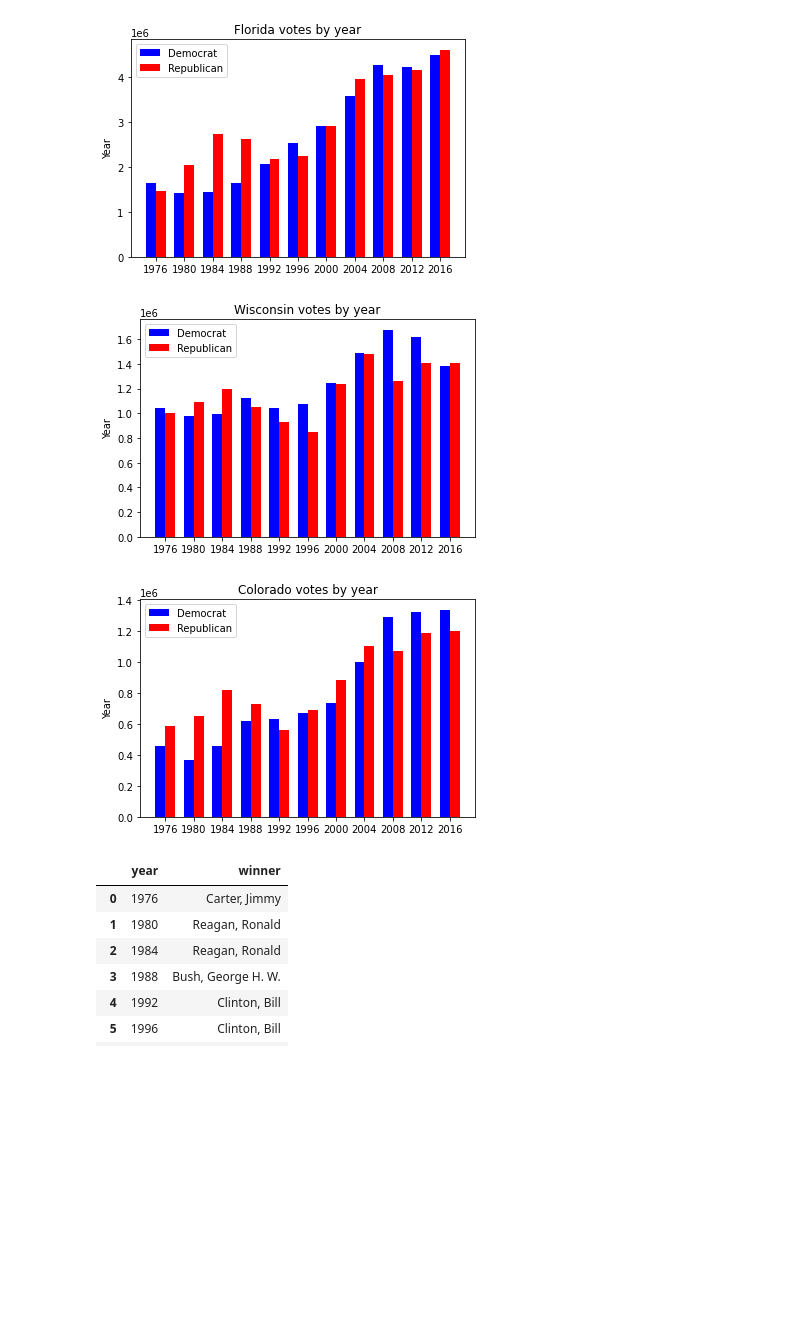
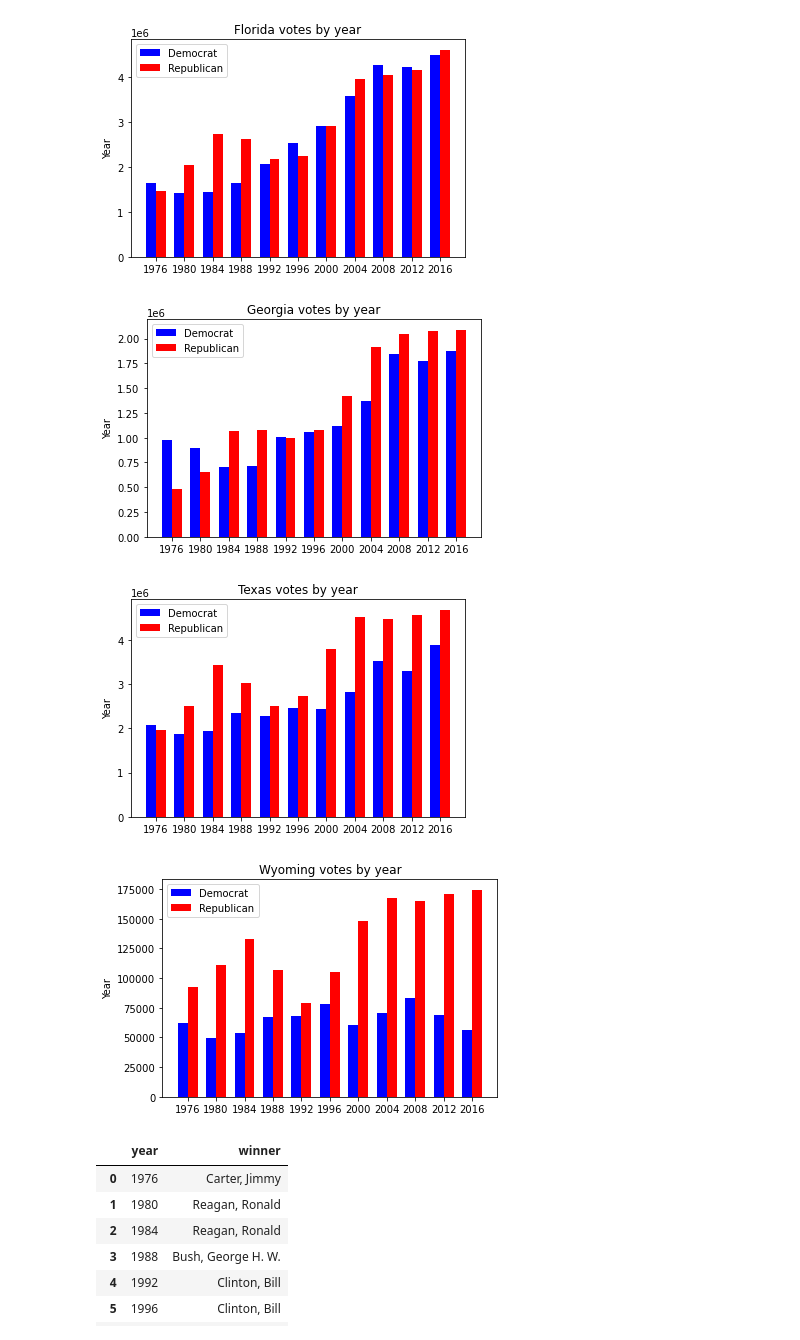
Before and after one commit to Gabby19231/Project-1, a Jupyter notebook: states.ipynb, the cells around one changed output. Saved outputs shown, nothing was run; the diff lists cells and outputs as text; code cells hidden in the pictures; blank space fills up the shorter version.

```diff
--- a/states.ipynb
+++ b/states.ipynb
@@ -27,12 +36,12 @@ states_DR.head()
 # %%
 N = 11
-AlabamaDF = states_DR.loc[(states_DR['state'] == 'Alabama')]
-labels = AlabamaDF['year']
+ohioDF = states_DR.loc[(states_DR['state'] == 'Ohio')]
+labels = ohioDF['year']
 x = np.arange(len(labels))  # the label locations
 width = 0.35  # the width of the bars
-democratDF = AlabamaDF.loc[AlabamaDF['party'] == 'democrat']
+democratDF = ohioDF.loc[ohioDF['party'] == 'democrat']
 democrat_votes = democratDF['candidatevotes']
-republicanDF = AlabamaDF.loc[AlabamaDF['party'] == 'republican']
+republicanDF = ohioDF.loc[ohioDF['party'] == 'republican']
 republican_votes = republicanDF['candidatevotes']
 
 ind = np.arange(N)
@@ -41,20 +50,20 @@ plt.bar(ind, democrat_votes, width, label='Democrat', color='blue')
 plt.bar(ind + width, republican_votes, width, label='Republican', color='red')
 
 plt.ylabel('Year')
-plt.title('Alabama votes by year')
+plt.title('Ohio votes by year')
 
 plt.xticks(ind + width / 2, ('1976', '1980', '1984', '1988', '1992', '1996', '2000', '2004', '2008', '2012', '2016'))
 plt.legend(loc='best')
 plt.show()
 
 N = 11
-IllinoisDF = states_DR.loc[(states_DR['state'] == 'Illinois')]
-labels = IllinoisDF['year']
+pennsylvaniaDF = states_DR.loc[(states_DR['state'] == 'Pennsylvania')]
+labels = pennsylvaniaDF['year']
 x = np.arange(len(labels))  # the label locations
 width = 0.35  # the width of the bars
-democratDF = IllinoisDF.loc[IllinoisDF['party'] == 'democrat']
+democratDF = pennsylvaniaDF.loc[pennsylvaniaDF['party'] == 'democrat']
 democrat_votes = democratDF['candidatevotes']
-republicanDF = IllinoisDF.loc[IllinoisDF['party'] == 'republican']
+republicanDF = pennsylvaniaDF.loc[pennsylvaniaDF['party'] == 'republican']
 republican_votes = republicanDF['candidatevotes']
 
 ind = np.arange(N)
@@ -63,7 +72,7 @@ plt.bar(ind, democrat_votes, width, label='Democrat', color='blue')
 plt.bar(ind + width, republican_votes, width, label='Republican', color='red')
 
 plt.ylabel('Year')
-plt.title('Illinois votes by year')
+plt.title('Pennsylvania votes by year')
 
 plt.xticks(ind + width / 2, ('1976', '1980', '1984', '1988', '1992', '1996', '2000', '2004', '2008', '2012', '2016'))
 plt.legend(loc='best')
@@ -92,13 +101,13 @@ plt.legend(loc='best')
 plt.show()
 
 N = 11
-WisconsinDF = states_DR.loc[(states_DR['state'] == 'Wisconsin')]
-labels = WisconsinDF['year']
+georgiaDF = states_DR.loc[(states_DR['state'] == 'Georgia')]
+labels = georgiaDF['year']
 x = np.arange(len(labels))  # the label locations
 width = 0.35  # the width of the bars
-democratDF = WisconsinDF.loc[WisconsinDF['party'] == 'democrat']
+democratDF = georgiaDF.loc[georgiaDF['party'] == 'democrat']
 democrat_votes = democratDF['candidatevotes']
-republicanDF = WisconsinDF.loc[WisconsinDF['party'] == 'republican']
+republicanDF = georgiaDF.loc[georgiaDF['party'] == 'republican']
 republican_votes = republicanDF['candidatevotes']
 
 ind = np.arange(N)
@@ -107,20 +116,20 @@ plt.bar(ind, democrat_votes, width, label='Democrat', color='blue')
 plt.bar(ind + width, republican_votes, width, label='Republican', color='red')
 
 plt.ylabel('Year')
-plt.title('Wisconsin votes by year')
+plt.title('Georgia votes by year')
 
 plt.xticks(ind + width / 2, ('1976', '1980', '1984', '1988', '1992', '1996', '2000', '2004', '2008', '2012', '2016'))
 plt.legend(loc='best')
 plt.show()
 
 N = 11
-ColoradoDF = states_DR.loc[(states_DR['state'] == 'Colorado')]
-labels = ColoradoDF['year']
+texasDF = states_DR.loc[(states_DR['state'] == 'Texas')]
+labels = texasDF['year']
 x = np.arange(len(labels))  # the label locations
 width = 0.35  # the width of the bars
-democratDF = ColoradoDF.loc[ColoradoDF['party'] == 'democrat']
+democratDF = texasDF.loc[texasDF['party'] == 'democrat']
 democrat_votes = democratDF['candidatevotes']
-republicanDF = ColoradoDF.loc[ColoradoDF['party'] == 'republican']
+republicanDF = texasDF.loc[texasDF['party'] == 'republican']
 republican_votes = republicanDF['candidatevotes']
 
 ind = np.arange(N)
@@ -129,9 +138,32 @@ plt.bar(ind, democrat_votes, width, label='Democrat', color='blue')
 plt.bar(ind + width, republican_votes, width, label='Republican', color='red')
 
 plt.ylabel('Year')
-plt.title('Colorado votes by year')
+plt.title('Texas votes by year')
 
 plt.xticks(ind + width / 2, ('1976', '1980', '1984', '1988', '1992', '1996', '2000', '2004', '2008', '2012', '2016'))
 plt.legend(loc='best')
 plt.show()
+
+N = 11
+wyomingDF = states_DR.loc[(states_DR['state'] == 'Wyoming')]
+labels = wyomingDF['year']
+x = np.arange(len(labels))  # the label locations
+width = 0.35  # the width of the bars
+democratDF = wyomingDF.loc[wyomingDF['party'] == 'democrat']
+democrat_votes = democratDF['candidatevotes']
+republicanDF = wyomingDF.loc[wyomingDF['party'] == 'republican']
+republican_votes = republicanDF['candidatevotes']
+
+ind = np.arange(N)
+width = 0.35
+plt.bar(ind, democrat_votes, width, label='Democrat', color='blue')
+plt.bar(ind + width, republican_votes, width, label='Republican', color='red')
+
+plt.ylabel('Year')
+plt.title('Wyoming votes by year')
+
+plt.xticks(ind + width / 2, ('1976', '1980', '1984', '1988', '1992', '1996', '2000', '2004', '2008', '2012', '2016'))
+plt.legend(loc='best')
+plt.show()
+#Showing results in the past 11 elections for Ohio, Florida, Pennsylvania, Georgia, Texas and Wyoming
 # %% [output]
@@ -140,6 +172,7 @@ plt.show()
 [figure]
-[figure, old version]
+[figure, new version]
-[figure, old version]
+[figure, new version]
+[figure, added]
 # %%
 d = {'year': ['1976', '1980', '1984', '1988', '1992', '1996', '2000', '2004', '2008', '2012', '2016'],
      'winner': ['Carter, Jimmy', 'Reagan, Ronald', 'Reagan, Ronald', 'Bush, George H. W.', 'Clinton, Bill', 'Clinton, Bill', 'Bush, George W.', 'Bush, George W.', 'Obama, Barack H.', 'Obama, Barack H.','Trump, Donald J.']}
```
Also changed, not shown: parts of 21 cells of this notebook, 1 other file.
